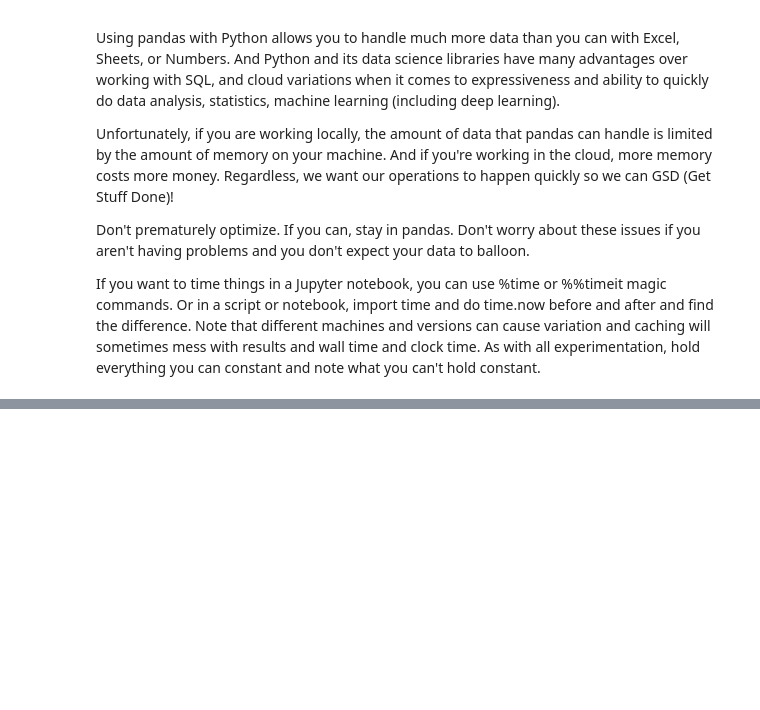
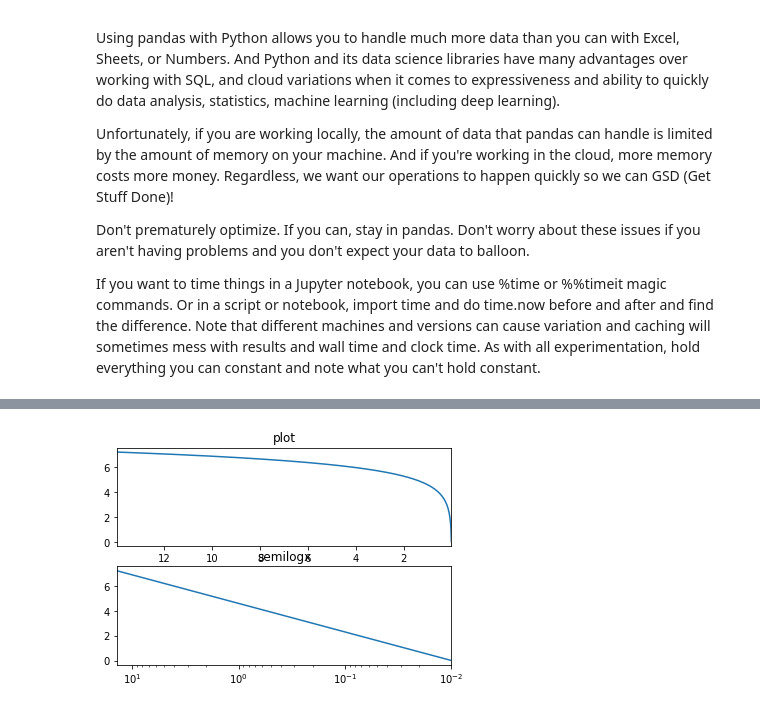
Before and after one commit to discdiver/big-data, a Jupyter notebook: Strategies for dealing with big data and speeding up your code.ipynb, the cells around one changed output, grey strips where cells are left out. Cells and saved outputs as stored; diff of their text form; code cells hidden in the pictures; blank space fills up the shorter version.

```diff
--- a/Strategies for dealing with big data and speeding up your code.ipynb
+++ b/Strategies for dealing with big data and speeding up your code.ipynb
@@ -88,0 +101,20 @@ Data versioning is good too!
+# %%
+import matplotlib.pyplot as plt
+import numpy as np
+
+x = np.arange(0.01,14,0.01)
+y = np.log(100*x)
+
+fig,(ax1,ax2) = plt.subplots(2)
+
+ax1.plot(x,y)
+ax1.set_xlim(x[-1],x[0])
+ax1.set_title('plot')
+
+ax2.semilogx(x,y)
+ax2.set_xlim(x[-1],x[0])
+ax2.set_title('semilogx')
+
+plt.show()
+# %% [output]
+[figure, added]
```
Also changed, not shown: parts of 9 cells of this notebook.
